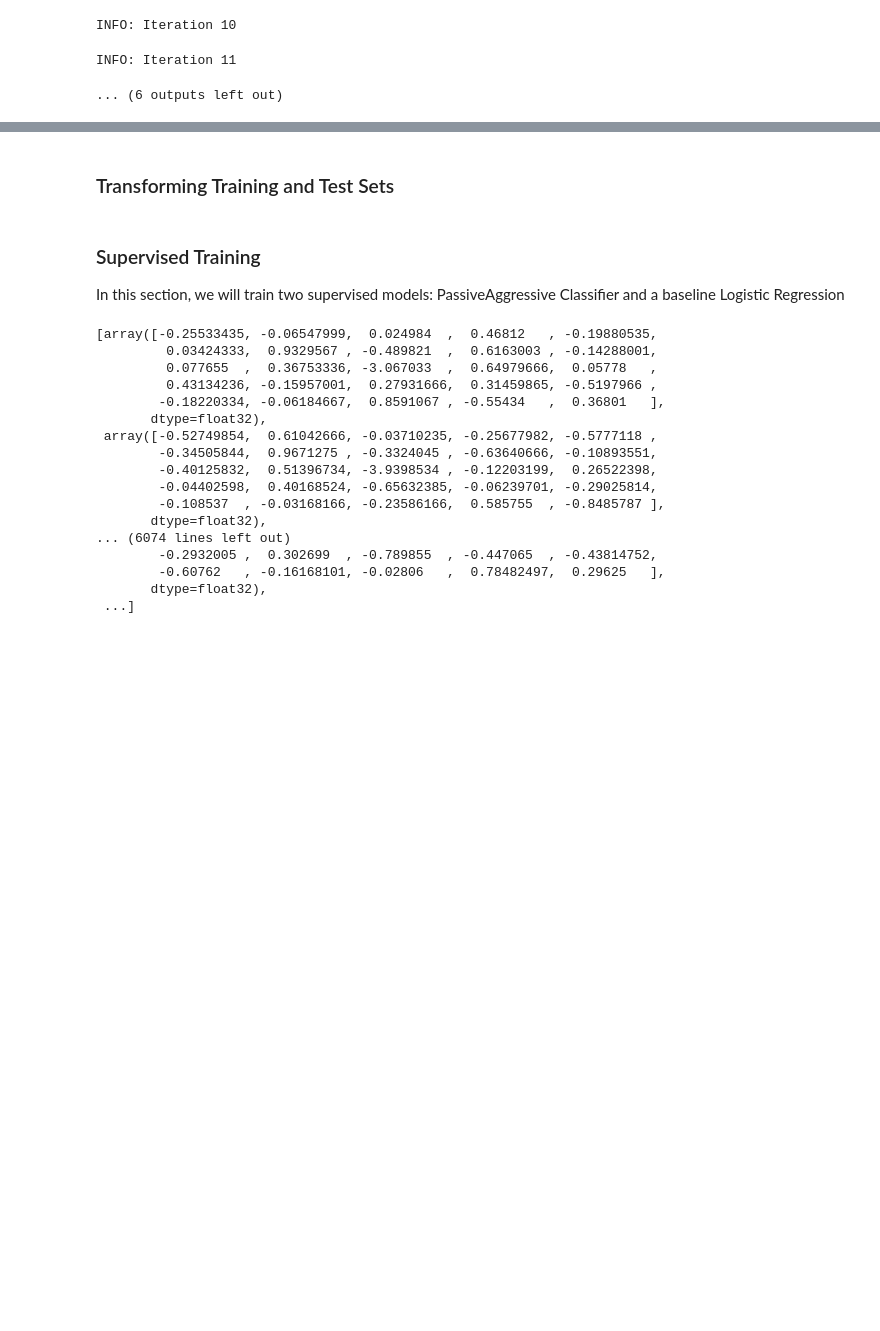
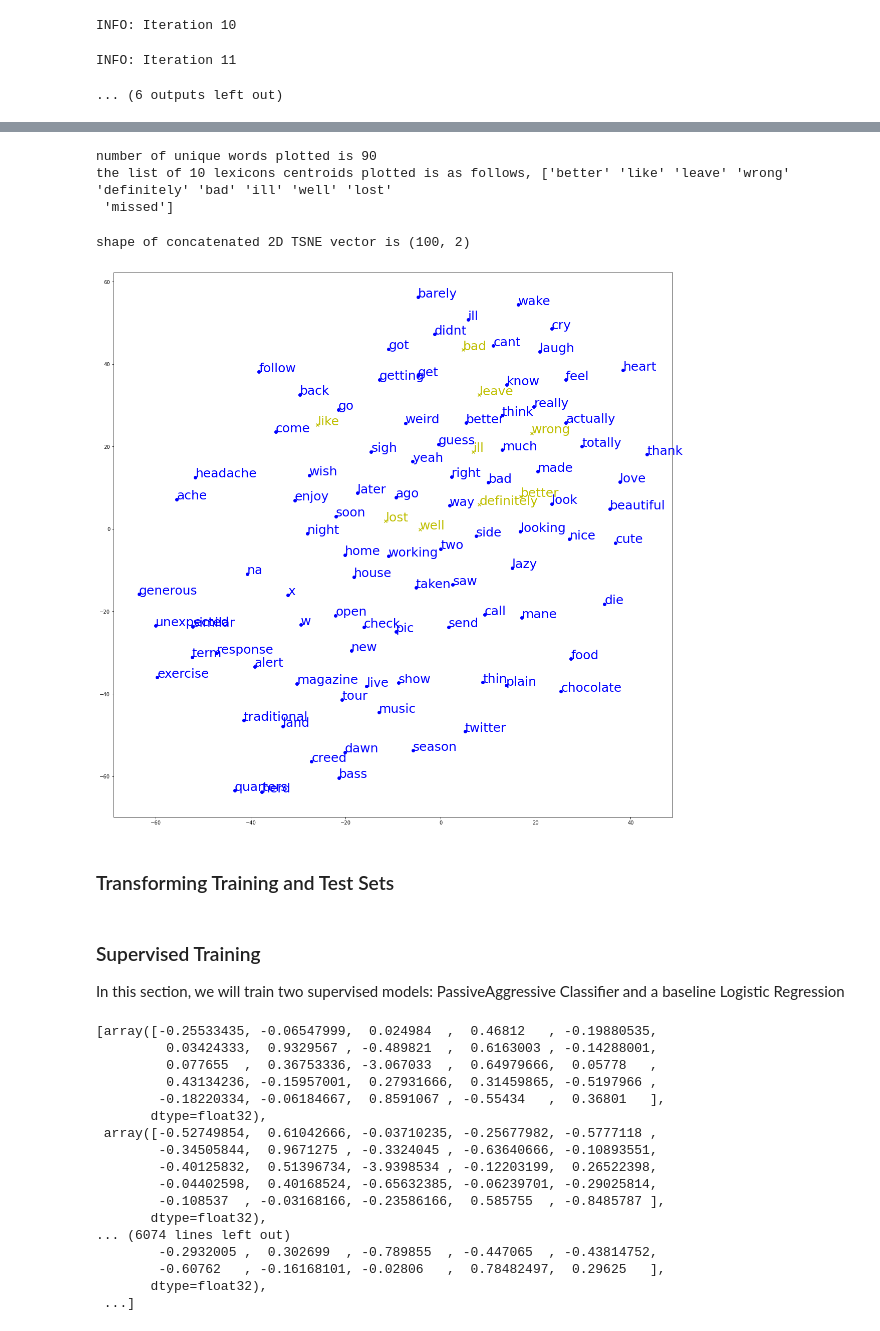
Before and after one commit to edologgerbird/context-capturing-clustering, a Jupyter notebook: final_project.ipynb, the cells around one changed output, grey strips where cells are left out. Saved outputs shown, nothing was run; the diff lists cells and outputs as text; code cells hidden in the pictures; blank space fills up the shorter version.

```diff
--- a/final_project.ipynb
+++ b/final_project.ipynb
@@ -735,3 +754,12 @@ word2vec_model = container["word2vec_model"]
+# %%
+visualiser_dynamic = VectorSpaceVisualiser(vector_space_dynamic)
+visualiser_dynamic.plot(n_point = 100, n_centroid = 10)
+# %% [output]
+number of unique words plotted is 90
+the list of 10 lexicons centroids plotted is as follows, ['better' 'like' 'leave' 'wrong' 'definitely' 'bad' 'ill' 'well' 'lost'
+ 'missed']
+shape of concatenated 2D TSNE vector is (100, 2)
+[figure, added]
 # %% [markdown]
 ### Transforming Training and Test Sets
 # %%
```
Also changed, not shown: parts of 5 cells of this notebook.
